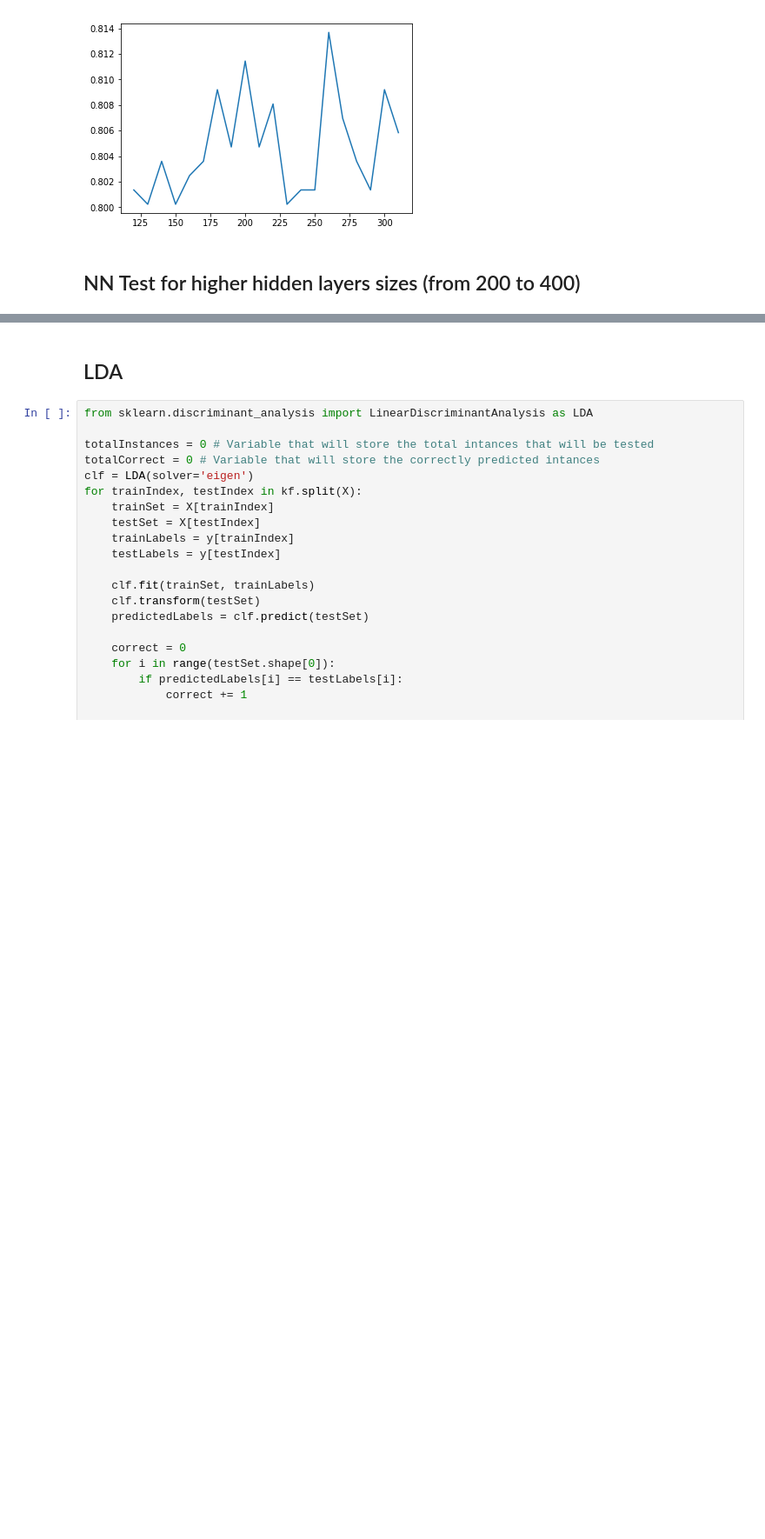
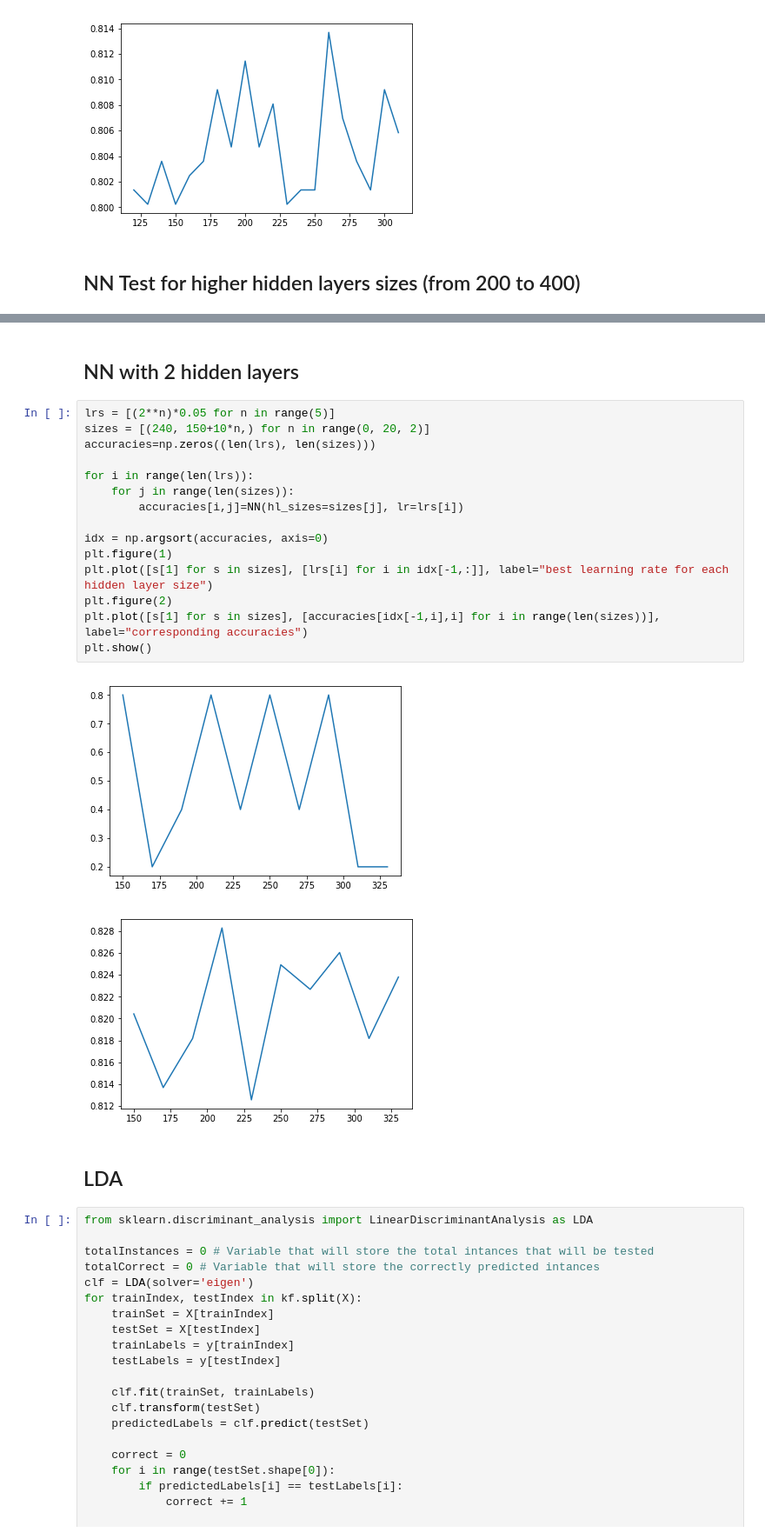
Before and after one commit to schwobr/ML-DSBA-AI-Assignment_2, a Jupyter notebook: main.ipynb, the cells around one changed output, grey strips where cells are left out. Shown at 87% size. Cells and saved outputs as stored; diff of their text form; blank space fills up the shorter version.

```diff
--- a/main.ipynb
+++ b/main.ipynb
@@ -311,3 +311,23 @@ plt.show()
+# %% [markdown]
+## NN with 2 hidden layers
+# %%
+lrs = [(2**n)*0.05 for n in range(5)]
+sizes = [(240, 150+10*n,) for n in range(0, 20, 2)]
+accuracies=np.zeros((len(lrs), len(sizes)))
+
+for i in range(len(lrs)):
+    for j in range(len(sizes)):
+        accuracies[i,j]=NN(hl_sizes=sizes[j], lr=lrs[i])
+
+idx = np.argsort(accuracies, axis=0)
+plt.figure(1)
+plt.plot([s[1] for s in sizes], [lrs[i] for i in idx[-1,:]], label="best learning rate for each hidden layer size")
+plt.figure(2)
+plt.plot([s[1] for s in sizes], [accuracies[idx[-1,i],i] for i in range(len(sizes))], label="corresponding accuracies")
+plt.show()
+# %% [output]
+[figure, added]
+[figure, added]
 # %% [markdown]
 ## LDA
 # %%
```
Also changed, not shown: parts of 6 cells of this notebook, 2 other files.
